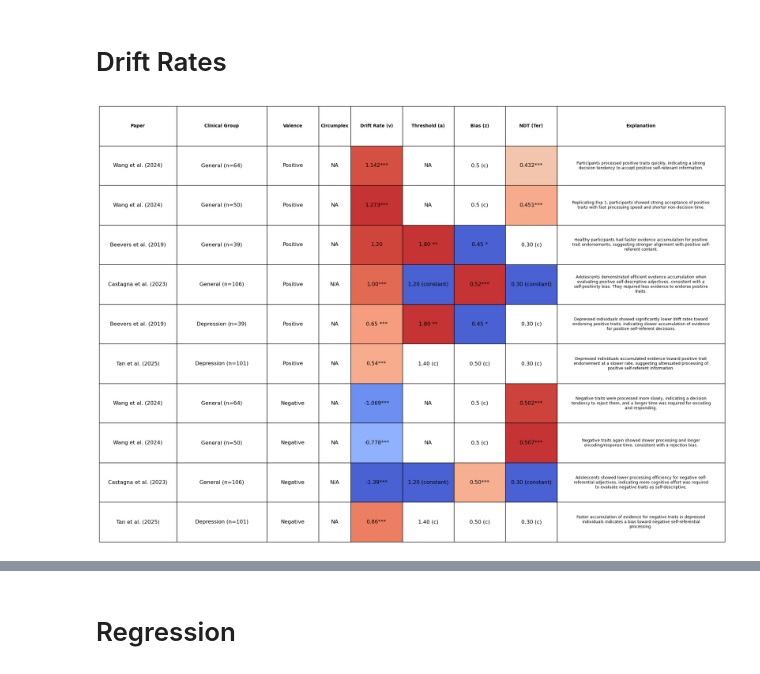
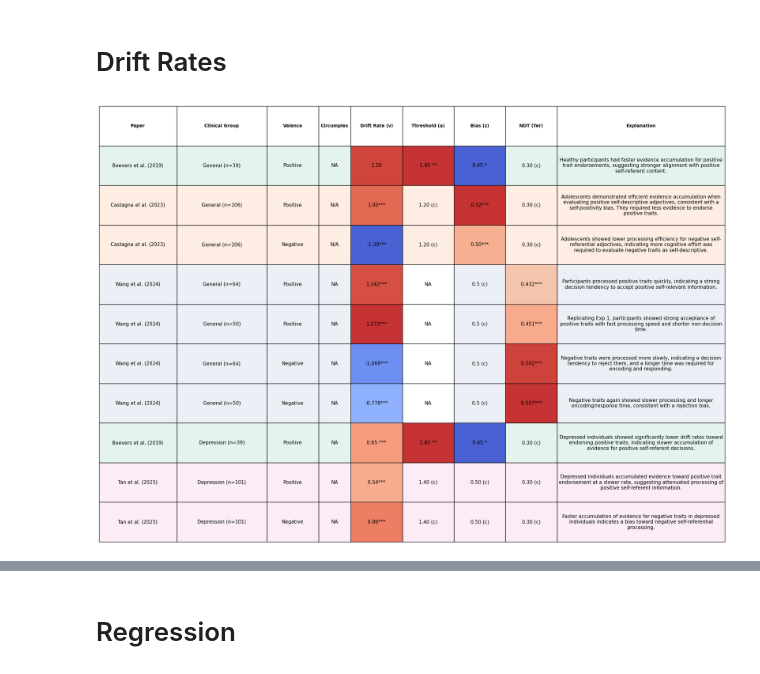
Before and after one commit to sunflowerseed17/SRETDriftRates, a Jupyter notebook: relevant_papers/prereading_outputs.ipynb, the cells around one changed output, grey strips where cells are left out. Saved outputs shown, nothing was run; the diff lists cells and outputs as text; code cells hidden in the pictures.

```diff
--- a/relevant_papers/prereading_outputs.ipynb
+++ b/relevant_papers/prereading_outputs.ipynb
@@ -341,9 +351,9 @@ data = [
         "Valence": "Positive",
         "Circumplex": "N/A",
         "Drift Rate (v)": "1.00***",
-        "Threshold (a)": "1.20 (constant)",
+        "Threshold (a)": "1.20 (c)",
         "Bias (z)": "0.52***",
-        "NDT (Ter)": "0.30 (constant)",
+        "NDT (Ter)": "0.30 (c)",
         "Explanation": "Adolescents demonstrated efficient evidence accumulation when evaluating positive self-descriptive adjectives, consistent with a self-positivity bias. They required less evidence to endorse positive traits."
     },
     {
@@ -352,9 +362,9 @@ data = [
         "Valence": "Negative",
         "Circumplex": "N/A",
         "Drift Rate (v)": "-1.39***",
-        "Threshold (a)": "1.20 (constant)",
+        "Threshold (a)": "1.20 (c)",
         "Bias (z)": "0.50***",
-        "NDT (Ter)": "0.30 (constant)",
+        "NDT (Ter)": "0.30 (c)",
         "Explanation": "Adolescents showed lower processing efficiency for negative self-referential adjectives, indicating more cognitive effort was required to evaluate negative traits as self-descriptive."
     },
 ]
@@ -362,28 +372,18 @@ data = [
 
 df = pd.DataFrame(data)
 
+# Ordering
 def classify_group(name):
     name = name.lower()
-    if "remitted" in name:
-        return 2
-    elif "low depression" in name:
+    if "depression" in name:
         return 1
-    elif "high depression" in name:
-        return 3
-    elif "current" in name:
-        return 4
-    elif "depression" in name:
-        return 5
-    else:
-        return 0  # Control or general group first
+    return 0
 
 df['GroupOrder'] = df['Clinical Group'].apply(classify_group)
 df['ValenceOrder'] = df['Valence'].map({'Positive': 0, 'Negative': 1})
+df = df.sort_values(by=["GroupOrder", "Paper", "ValenceOrder"]).reset_index(drop=True)
 
-# Sort first by Valence, then by Group type
-df = df.sort_values(by=["ValenceOrder", "GroupOrder"]).reset_index(drop=True)
-
-# Clean numerical values
+# Float parsing
 def extract_float(s):
     try:
         return float(s.split()[0].replace('(', '').replace(')', '').replace('*', ''))
@@ -395,7 +395,7 @@ df['Threshold (a)_val'] = df['Threshold (a)'].apply(extract_float)
 df['Bias (z)_val'] = df['Bias (z)'].apply(extract_float)
 df['NDT (Ter)_val'] = df['NDT (Ter)'].apply(extract_float)
 
-# Normalize values for colormap
+# Normalization
 def normalize_series(series):
     return (series - series.min()) / (series.max() - series.min())
 
@@ -404,76 +404,63 @@ norm_thresh = normalize_series(df['Threshold (a)_val'])
 norm_bias = normalize_series(df['Bias (z)_val'])
 norm_ndt = normalize_series(df['NDT (Ter)_val'])
 
-# Color map setup
-cmap = plt.cm.coolwarm  # Blue to orange
+# Color mapping
+cmap = plt.cm.coolwarm
 def get_color(val):
-    if np.isnan(val):
-        return 'white'
-    return mcolors.to_hex(cmap(val * 0.9 + 0.05))  # avoid extremes for text legibility
+    if np.isnan(val): return 'white'
+    return mcolors.to_hex(cmap(val * 0.9 + 0.05))
 
-# Wrap explanation text
-def wrap_text(text, width):
-    return "\n".join(textwrap.wrap(str(text), width=width))
-df['Explanation'] = df['Explanation'].apply(lambda x: wrap_text(x, 70))
+# Wrap explanation
+def wrap_text(text, width): return "\n".join(textwrap.wrap(str(text), width=width))
+df['Explanation'] = df['Explanation'].apply(lambda x: wrap_text(x, 67))
 
-# Plotting setup
+# Paper color mapping
+unique_papers = df['Paper'].unique()
+base_colors = plt.cm.Pastel2.colors
+paper_color_map = {paper: mcolors.to_rgba(base_colors[i % len(base_colors)], alpha=0.35) for i, paper in enumerate(unique_papers)}
+
+# Build table
 fig, ax = plt.subplots(figsize=(20, 14))
 ax.axis('off')
-
-# Build table data
 columns = ["Paper", "Clinical Group", "Valence", "Circumplex", "Drift Rate (v)",
            "Threshold (a)", "Bias (z)", "NDT (Ter)", "Explanation"]
 cell_text = [columns] + df[columns].values.tolist()
 
 table = tbl.Table(ax, bbox=[0, 0, 1, 1])
 nrows, ncols = len(cell_text), len(columns)
 row_height = 1.5 / nrows
 col_widths = [0.12, 0.14, 0.08, 0.05, 0.08, 0.08, 0.08, 0.08, 0.26]
 
 # Add cells
 for i, row in enumerate(cell_text):
     for j, val in enumerate(row):
-        color = 'white'
+        base_color = 'white'
         if i > 0:
-            raw_val = str(df.iloc[i - 1, j])  # get original cell content from df
-            if j == 4 and '(c)' not in raw_val: color = get_color(norm_drift.iloc[i-1])
-            elif j == 5 and '(c)' not in raw_val: color = get_color(norm_thresh.iloc[i-1])
-            elif j == 6 and '(c)' not in raw_val: color = get_color(norm_bias.iloc[i-1])
-            elif j == 7 and '(c)' not in raw_val: color = get_color(norm_ndt.iloc[i-1])
+            paper = df.iloc[i - 1]['Paper']
+            base_color = paper_color_map[paper]
+            raw_val = str(df.iloc[i - 1, j])
+            if j == 4 and '(c)' not in raw_val: base_color = get_color(norm_drift.iloc[i-1])
+            elif j == 5 and '(c)' not in raw_val: base_color = get_color(norm_thresh.iloc[i-1])
+            elif j == 6 and '(c)' not in raw_val: base_color = get_color(norm_bias.iloc[i-1])
+            elif j == 7 and '(c)' not in raw_val: base_color = get_color(norm_ndt.iloc[i-1])
         table.add_cell(i, j, width=col_widths[j], height=row_height,
-                       text=str(val), loc='center', facecolor=color)
+                       text=str(val), loc='center', facecolor=base_color)
 
-# Style cells
+# Style
 table.auto_set_font_size(False)
 for (row, col), cell in table.get_celld().items():
     text = cell.get_text()
     if row == 0:
         text.set_fontsize(10)
         text.set_weight('bold')
     elif col == 8:
-        text.set_fontsize(9)
+        text.set_fontsize(11)
         text.set_ha('center')
     else:
-        text.set_fontsize(12)
+        text.set_fontsize(11)
 
 ax.add_table(table)
 plt.tight_layout()
-
-fig, ax = plt.subplots(figsize=(2, 6))
-ax.axis('off')
-
-# Create gradient from cool (blue) to warm (red)
-gradient = [mcolors.to_hex(cmap(i * 0.9 + 0.05)) for i in np.linspace(0, 1, 100)]
-
-for i, color in enumerate(reversed(gradient)):
-    ax.add_patch(plt.Rectangle((0.2, i * 0.01), 0.6, 0.01, color=color, transform=ax.transAxes))
-
-# Annotate ends of the gradient
-ax.text(1.1, 0.00, "Negative Drift Rate ('no' response)", va='bottom', ha='left', fontsize=10, transform=ax.transAxes)
-ax.text(1.1, 0.95, "Positive Drift Rate ('yes' response)", va='top', ha='left', fontsize=10, transform=ax.transAxes)
-ax.set_title("Color Scale", fontsize=12)
-
-plt.tight_layout()
 plt.show()
 # %% [output]
-[figure, old version]
+[figure, new version]
```
Also changed, not shown: parts of 4 cells of this notebook, 51 other files.
